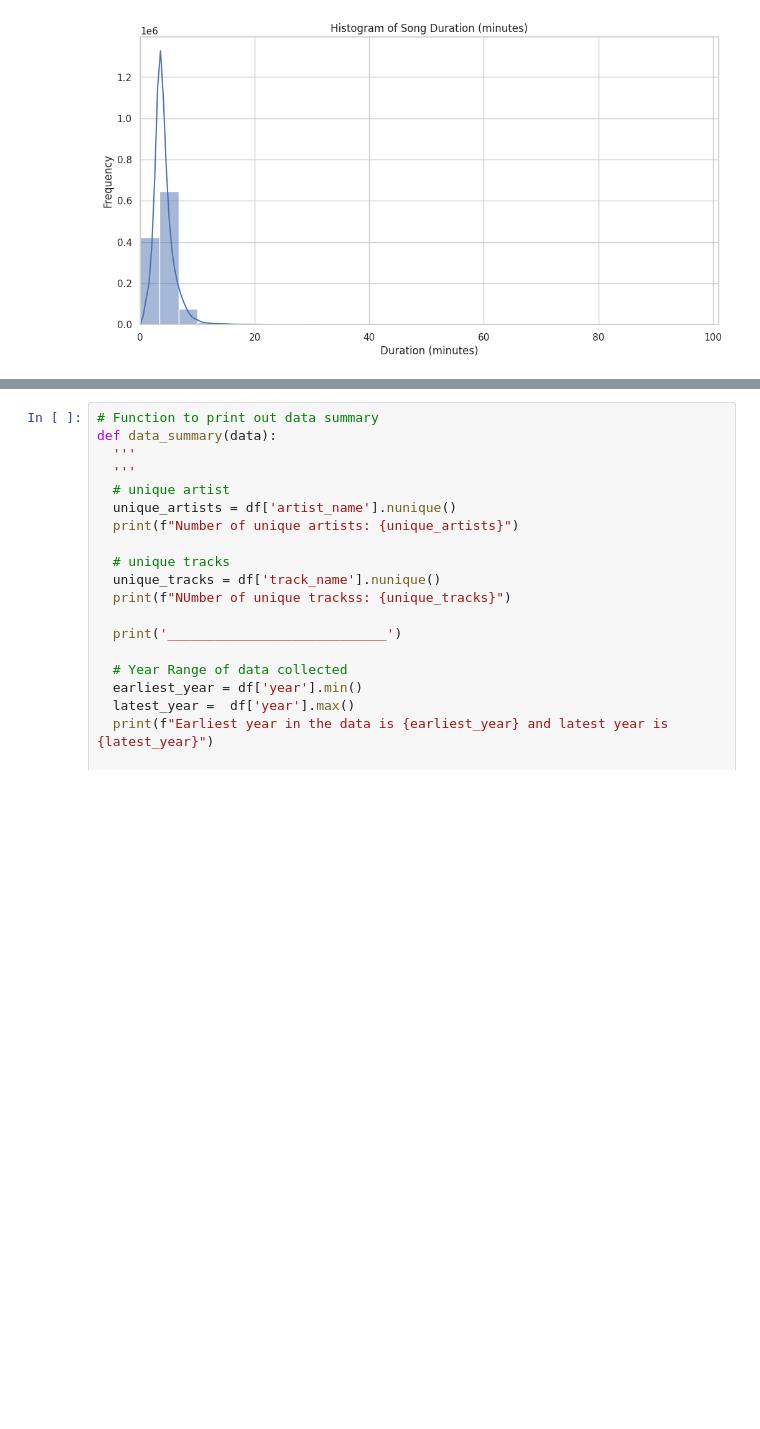
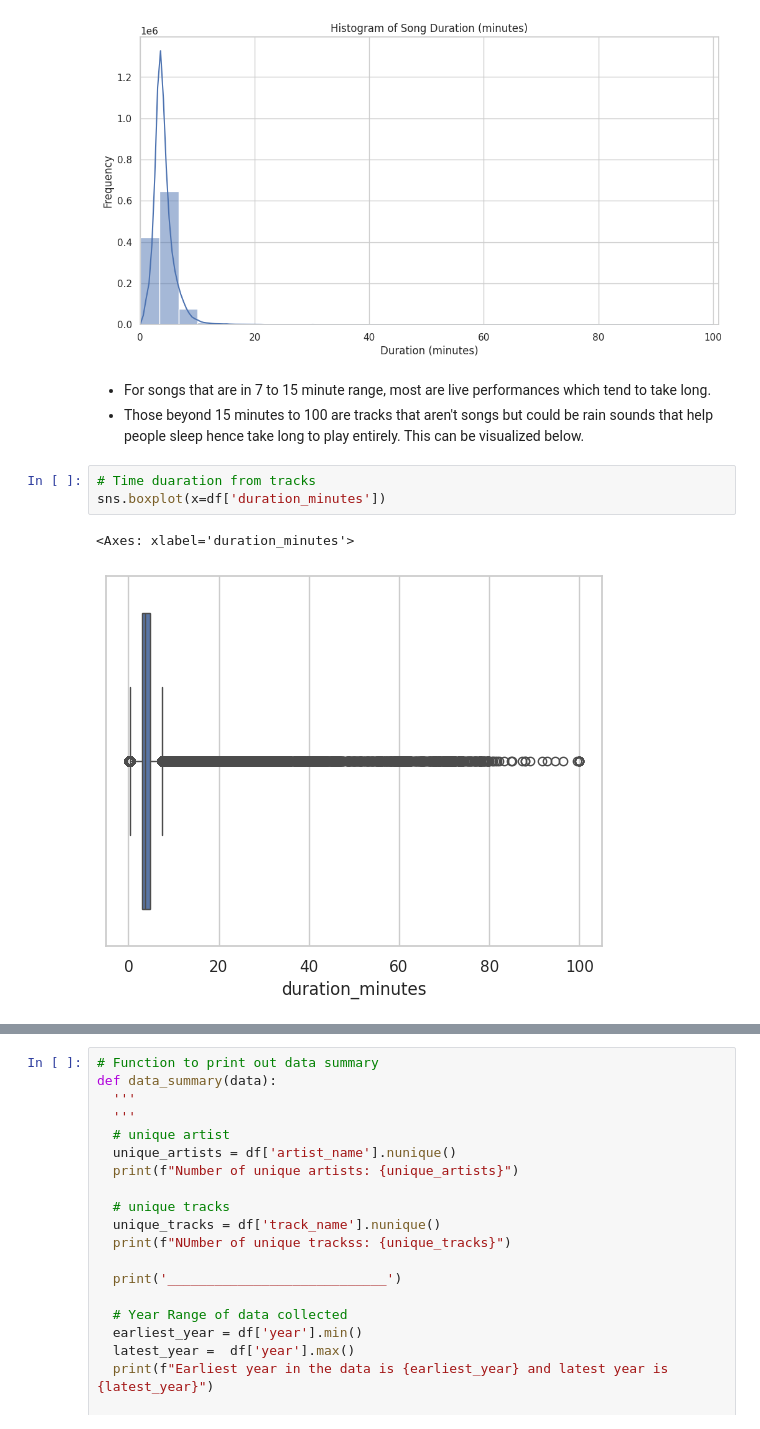
Before and after one commit to mark-kibui/Spotify_Recommendation, a Jupyter notebook: SpotifyMillionSongs.ipynb, the cells around one changed output, grey strips where cells are left out. Saved outputs shown, nothing was run; the diff lists cells and outputs as text; blank space fills up the shorter version.

```diff
--- a/SpotifyMillionSongs.ipynb
+++ b/SpotifyMillionSongs.ipynb
@@ -213,4 +282,13 @@ plt.xlim(0, df['duration_minutes'].max() + 1)  # Set x-axis limit slightly above
 plt.show()
 # %% [output]
 [figure]
+# %% [markdown]
+ - For songs that are in 7 to 15 minute range, most are live performances which tend to take long.
+ - Those beyond 15 minutes to 100 are tracks that aren't songs but could be rain sounds that help people sleep hence take long to play entirely. This can be visualized below.
+# %%
+# Time duaration from tracks
+sns.boxplot(x=df['duration_minutes'])
+# %% [output]
+<Axes: xlabel='duration_minutes'>
+[figure, added]
 # %%
```
Also changed, not shown: parts of 71 cells of this notebook, 1 other file.
